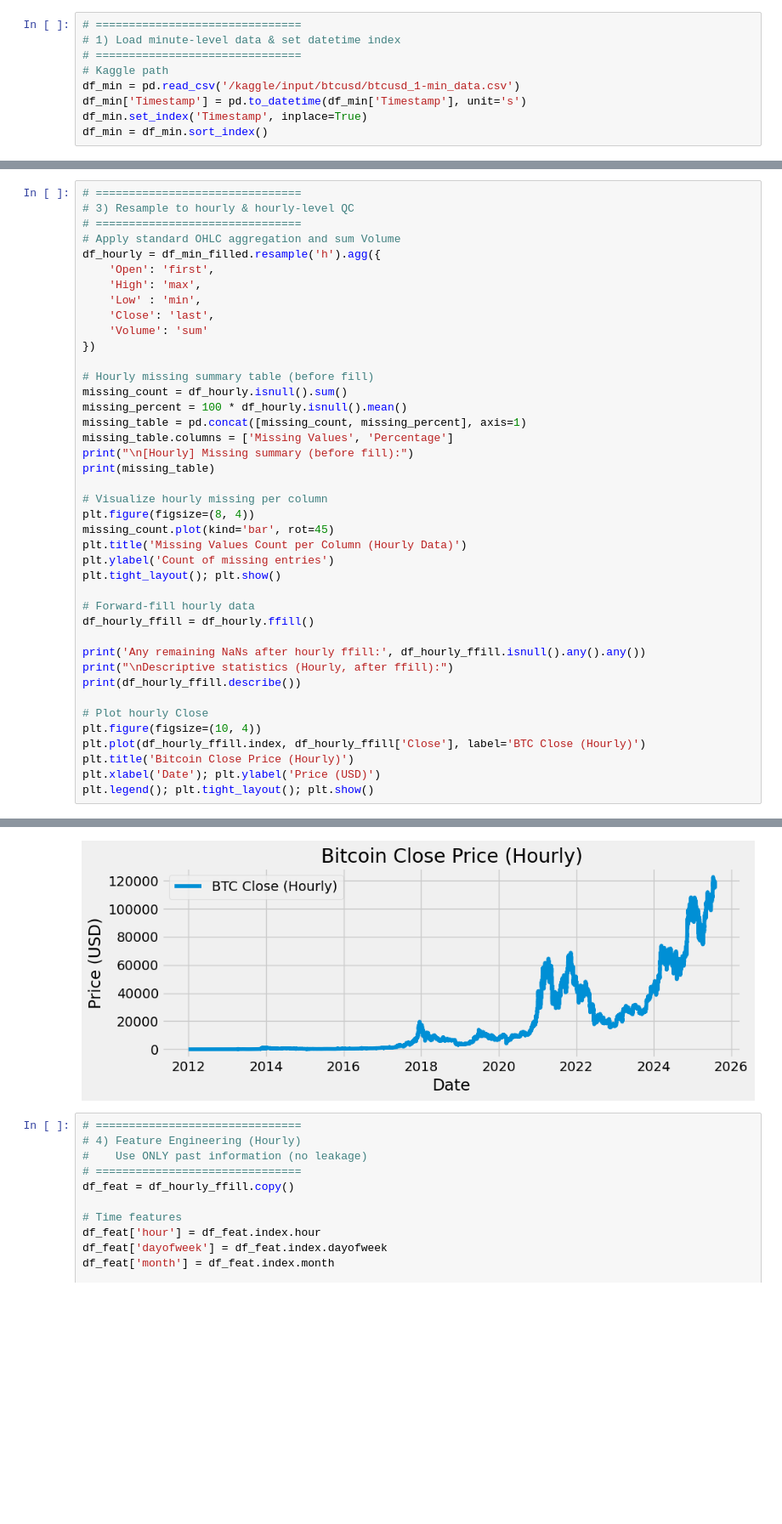
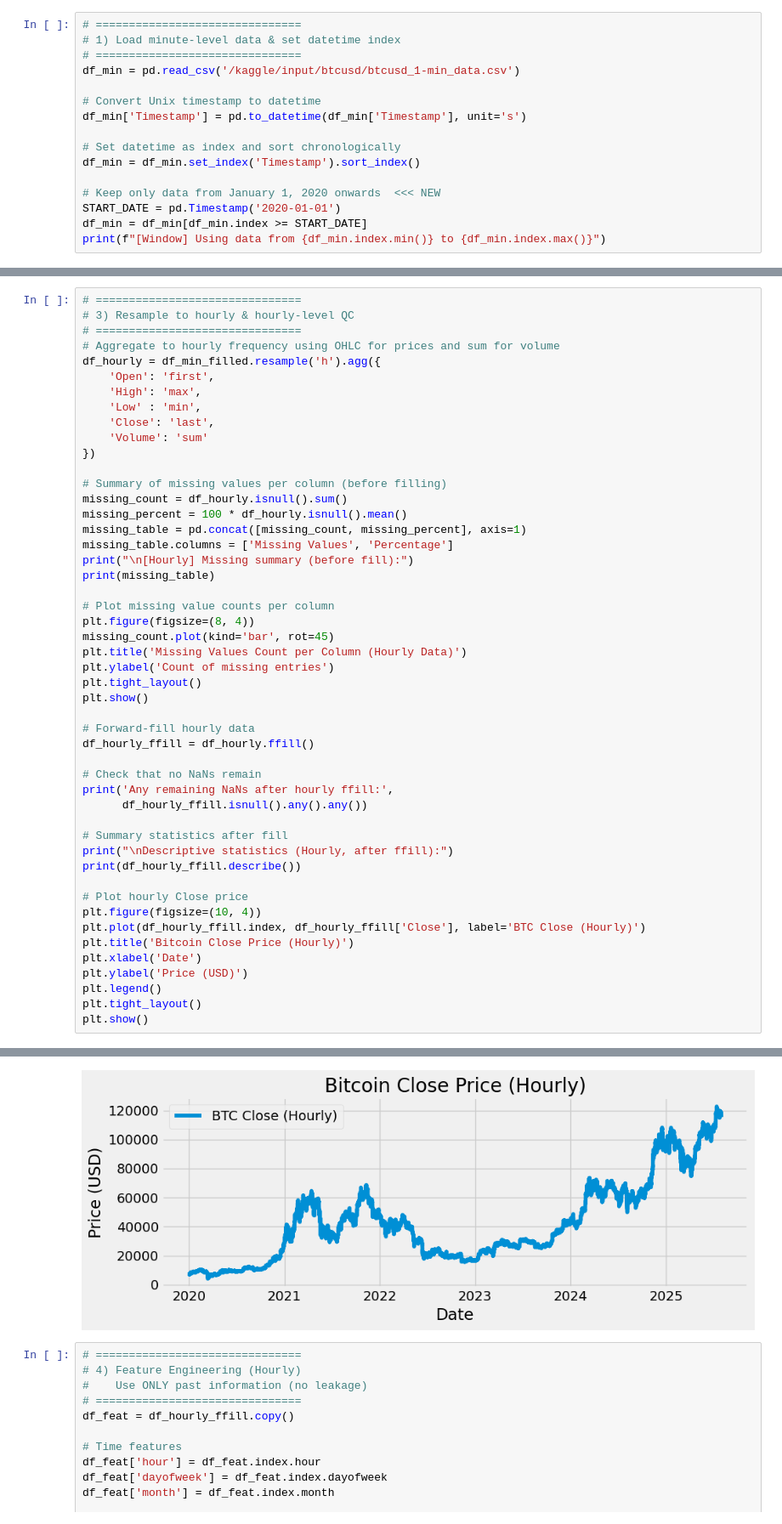
Before and after one commit to jiangfz1997/Bitcoin_Price_Prediction, a Jupyter notebook: notebooks/bitcoin-prediction-XGboost_Leon.ipynb, the cells around one changed output, grey strips where cells are left out. Shown at 85% size. Saved outputs shown, nothing was run; the diff lists cells and outputs as text; blank space fills up the shorter version.

```diff
--- a/notebooks/bitcoin-prediction-XGboost_Leon.ipynb
+++ b/notebooks/bitcoin-prediction-XGboost_Leon.ipynb
@@ -15,8 +15,15 @@ plt.style.use('fivethirtyeight')
 # ===============================
 # 1) Load minute-level data & set datetime index
 # ===============================
-# Kaggle path
 df_min = pd.read_csv('/kaggle/input/btcusd/btcusd_1-min_data.csv')
+
+# Convert Unix timestamp to datetime
 df_min['Timestamp'] = pd.to_datetime(df_min['Timestamp'], unit='s')
-df_min.set_index('Timestamp', inplace=True)
-df_min = df_min.sort_index()
+
+# Set datetime as index and sort chronologically
+df_min = df_min.set_index('Timestamp').sort_index()
+
+# Keep only data from January 1, 2020 onwards  <<< NEW
+START_DATE = pd.Timestamp('2020-01-01')
+df_min = df_min[df_min.index >= START_DATE]
+print(f"[Window] Using data from {df_min.index.min()} to {df_min.index.max()}")
@@ -76,7 +93,7 @@ DatetimeIndex(['2025-03-15 00:01:00', '2025-03-15 00:02:00',
 # ===============================
 # 3) Resample to hourly & hourly-level QC
 # ===============================
-# Apply standard OHLC aggregation and sum Volume
+# Aggregate to hourly frequency using OHLC for prices and sum for volume
 df_hourly = df_min_filled.resample('h').agg({
     'Open': 'first',
     'High': 'max',
@@ -85,7 +102,7 @@ df_hourly = df_min_filled.resample('h').agg({
     'Volume': 'sum'
 })
 
-# Hourly missing summary table (before fill)
+# Summary of missing values per column (before filling)
 missing_count = df_hourly.isnull().sum()
 missing_percent = 100 * df_hourly.isnull().mean()
 missing_table = pd.concat([missing_count, missing_percent], axis=1)
@@ -93,26 +110,34 @@ missing_table.columns = ['Missing Values', 'Percentage']
 print("\n[Hourly] Missing summary (before fill):")
 print(missing_table)
 
-# Visualize hourly missing per column
+# Plot missing value counts per column
 plt.figure(figsize=(8, 4))
 missing_count.plot(kind='bar', rot=45)
 plt.title('Missing Values Count per Column (Hourly Data)')
 plt.ylabel('Count of missing entries')
-plt.tight_layout(); plt.show()
+plt.tight_layout()
+plt.show()
 
 # Forward-fill hourly data
 df_hourly_ffill = df_hourly.ffill()
 
-print('Any remaining NaNs after hourly ffill:', df_hourly_ffill.isnull().any().any())
+# Check that no NaNs remain
+print('Any remaining NaNs after hourly ffill:',
+      df_hourly_ffill.isnull().any().any())
+
+# Summary statistics after fill
 print("\nDescriptive statistics (Hourly, after ffill):")
 print(df_hourly_ffill.describe())
 
-# Plot hourly Close
+# Plot hourly Close price
 plt.figure(figsize=(10, 4))
 plt.plot(df_hourly_ffill.index, df_hourly_ffill['Close'], label='BTC Close (Hourly)')
 plt.title('Bitcoin Close Price (Hourly)')
-plt.xlabel('Date'); plt.ylabel('Price (USD)')
-plt.legend(); plt.tight_layout(); plt.show()
+plt.xlabel('Date')
+plt.ylabel('Price (USD)')
+plt.legend()
+plt.tight_layout()
+plt.show()
 # %% [output]
 [Hourly] Missing summary (before fill):
         Missing Values  Percentage
@@ -142,4 +167,4 @@ max     20551.251040
-[figure, old version]
+[figure, new version]
 # %%
 # ===============================
 # 4) Feature Engineering (Hourly)
```
Also changed, not shown: parts of 8 cells of this notebook.
